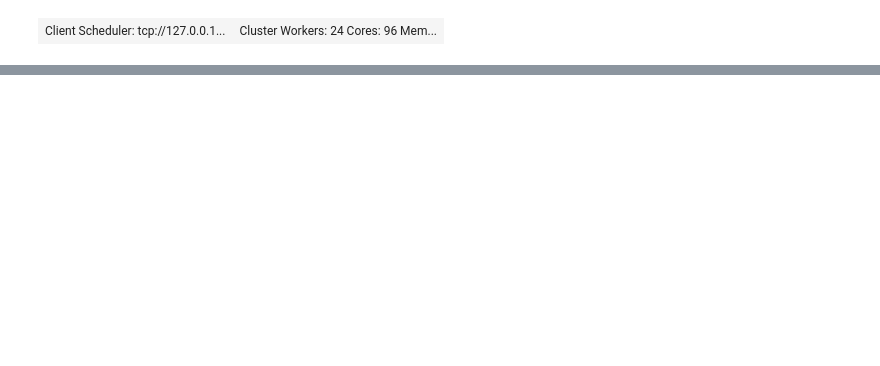
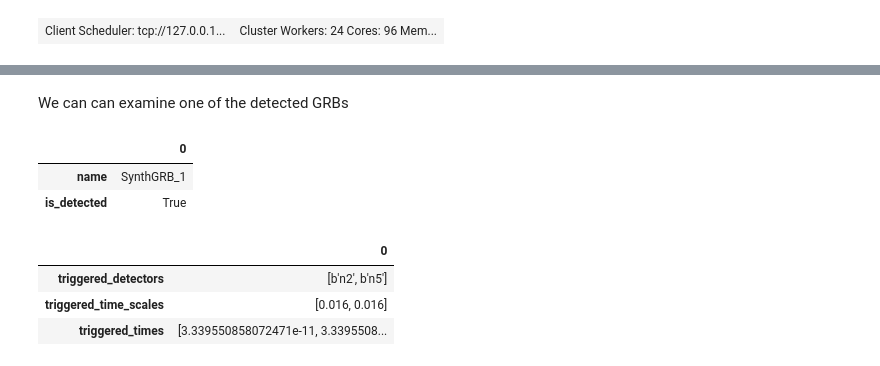
Before and after one commit to grburgess/cosmogrb, a Jupyter notebook: docs/notebooks/universe.ipynb, the cells around one changed output, grey strips where cells are left out. Saved outputs shown, nothing was run; the diff lists cells and outputs as text; code cells hidden in the pictures; blank space fills up the shorter version.

```diff
--- a/docs/notebooks/universe.ipynb
+++ b/docs/notebooks/universe.ipynb
@@ -179,0 +215,12 @@ distributed.nanny - WARNING - Worker process still alive after 3 seconds, killin
+# %% [markdown]
+We can can examine one of the detected GRBs
+# %%
+survey['SynthGRB_1'].detector_info.info()
+# %% [output]
+|  | 0 |
+| name | SynthGRB_1 |
+| is_detected | True |
+|  | 0 |
+| triggered_detectors | [b'n2', b'n5'] |
+| triggered_time_scales | [0.016, 0.016] |
+| triggered_times | [3.339550858072471e-11, 3.3395508... |
```
Also changed, not shown: parts of 30 cells of this notebook, 1 other file.
